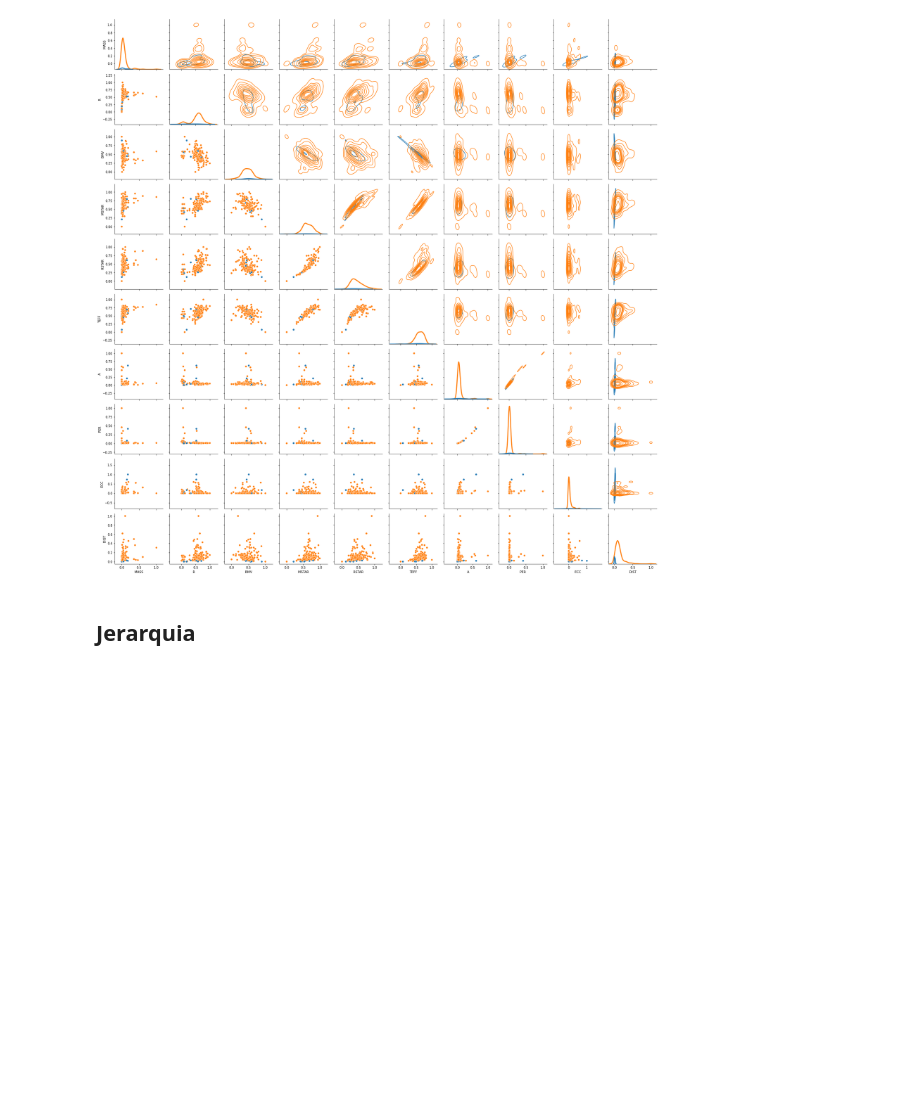
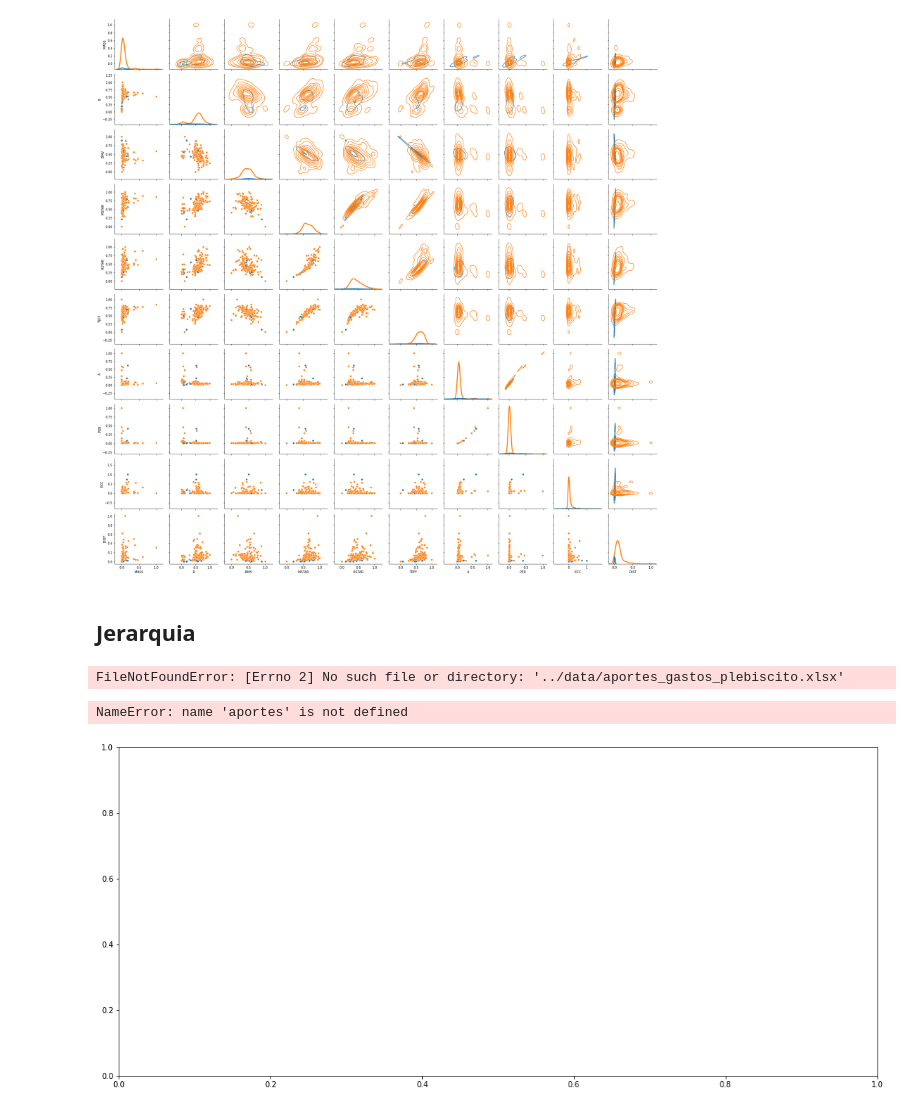
Before and after one commit to patoram123/MDS-Notebooks-1, a Jupyter notebook: 02-VdI/Resumen Visualización de la Información - Graficos.ipynb, the cells around one changed output. Cells and saved outputs as stored; diff of their text form; code cells hidden in the pictures; blank space fills up the shorter version.

```diff
--- a/02-VdI/Resumen Visualización de la Información - Graficos.ipynb
+++ b/02-VdI/Resumen Visualización de la Información - Graficos.ipynb
@@ -368,3 +388,17 @@ plt.show()
 [figure]
 # %% [markdown]
 ## Jerarquia
+# %%
+df = pd.read_excel('../data/aportes_gastos_plebiscito.xlsx', sheet_name=['Aportes', 'Propaganda por Medios Digitales', 'Medios'])
+# %% [output]
+FileNotFoundError: [Errno 2] No such file or directory: '../data/aportes_gastos_plebiscito.xlsx'
+# %%
+fig, ax = plt.subplots(1,1, figsize=(18, 8))
+
+squarify.plot(sizes=aportes['aporte'], color=aportes['color'], label=aportes['nombre'], alpha=0.8, ax=ax,
+             text_kwargs={'fontsize': 12, 'color': 'white', 'weight': 'bold'}, edgecolor='#d2d2d2')
+plt.axis('off')
+plt.show()
+# %% [output]
+NameError: name 'aportes' is not defined
+[figure, added]
```
Also changed, not shown: parts of 2 cells of this notebook, 4 other files.
